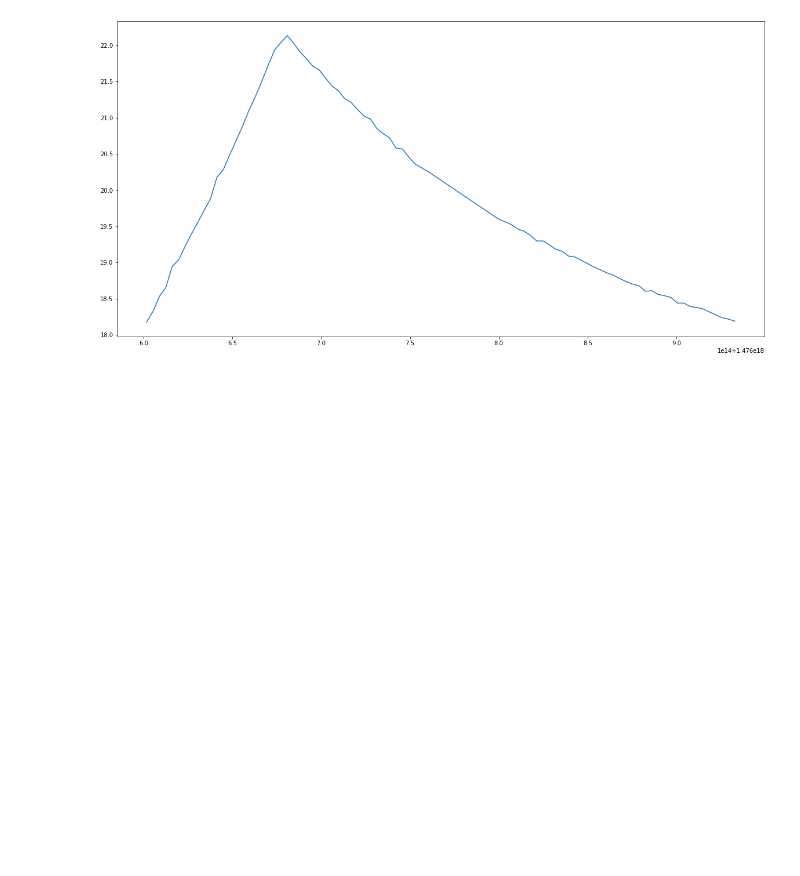
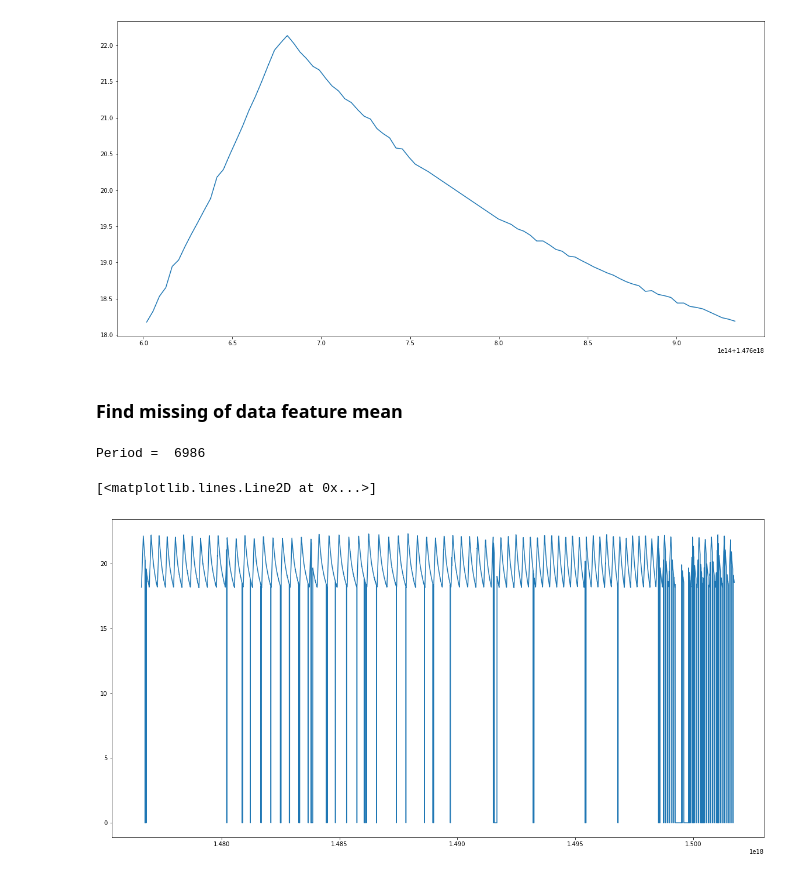
Before and after one commit to parinyad123/Telemetry_Project, a Jupyter notebook: New/UntitledFolder/TTH15A_data_engineering.ipynb, the cells around one changed output. Drawn from its saved outputs; the diff is of its cells as text; code cells hidden in the pictures; blank space fills up the shorter version.

```diff
--- a/New/UntitledFolder/Untitled.ipynb
+++ b/New/UntitledFolder/TTH15A_data_engineering.ipynb
@@ -475,0 +466,14 @@ Period =  81
+# %% [markdown]
+### Find missing of data feature mean
+# %%
+s_period = 14
+e_period = 7000
+
+print('Period = ',e_period-s_period)
+plt.figure(figsize=(20,10))
+plt.plot(data_feature['date_epoch'][s_period:e_period] ,
+         data_feature['avg'][s_period:e_period])
+# %% [output]
+Period =  6986
+[<matplotlib.lines.Line2D at 0x...>]
+[figure, added]
```
Also changed, not shown: parts of 20 cells of this notebook, 3 other files.
